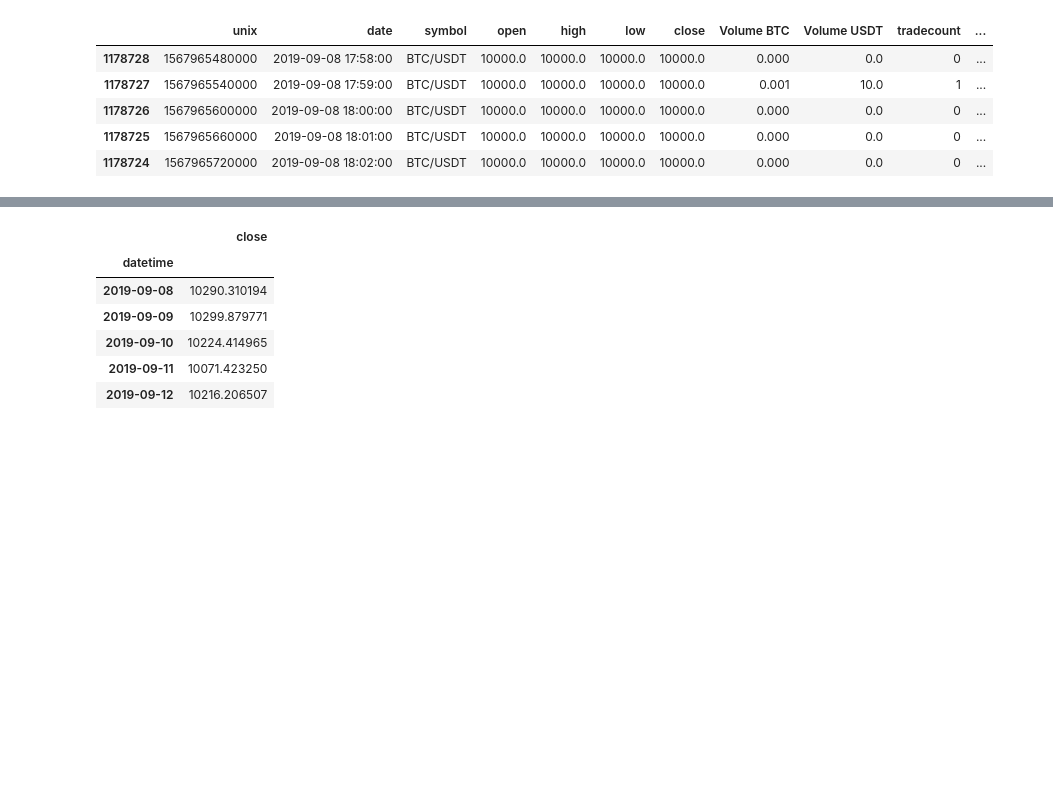
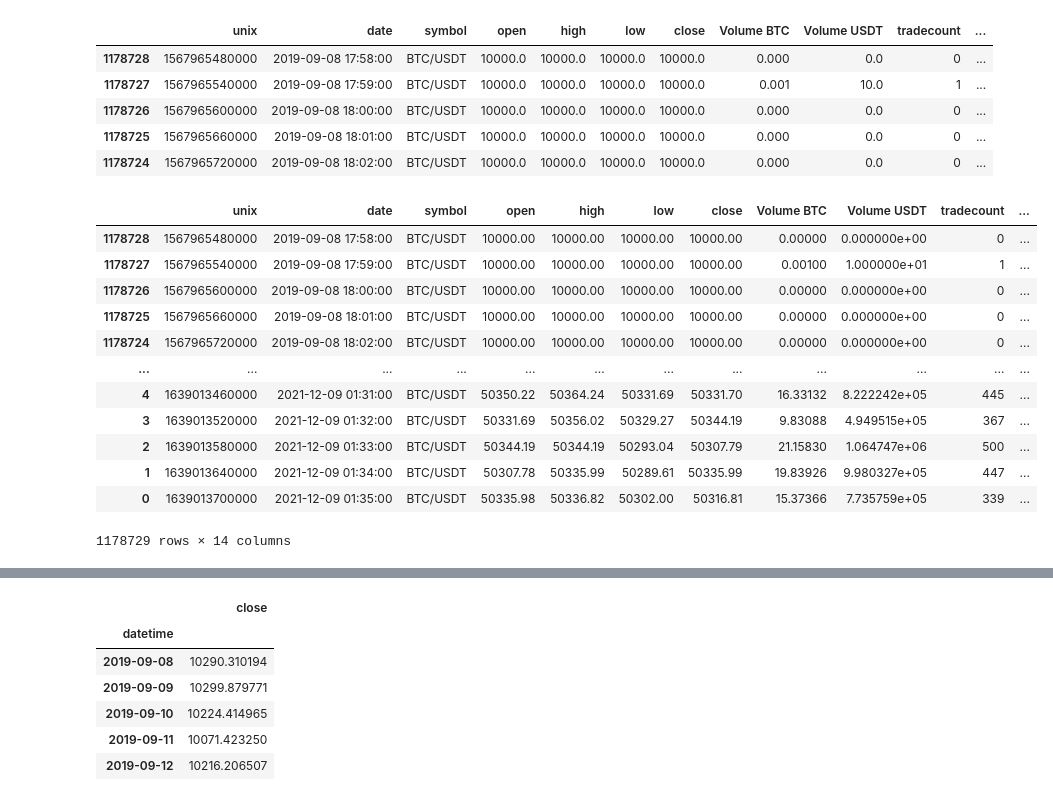
Before and after one commit to wenwkich/vol-study, a Jupyter notebook: bitcoin_historical_vol.ipynb, the cells around one changed output, grey strips where cells are left out. Cells and saved outputs as stored; diff of their text form; code cells hidden in the pictures; blank space fills up the shorter version.

```diff
--- a/bitcoin_historical_vol.ipynb
+++ b/bitcoin_historical_vol.ipynb
@@ -41,4 +41,22 @@ df_1m.head()
 | 1178726 | 1567965600000 | 2019-09-08 18:00:00 | BTC/USDT | 10000.0 | 10000.0 | 10000.0 | 10000.0 | 0.000 | 0.0 | 0 | ... |
 | 1178725 | 1567965660000 | 2019-09-08 18:01:00 | BTC/USDT | 10000.0 | 10000.0 | 10000.0 | 10000.0 | 0.000 | 0.0 | 0 | ... |
 | 1178724 | 1567965720000 | 2019-09-08 18:02:00 | BTC/USDT | 10000.0 | 10000.0 | 10000.0 | 10000.0 | 0.000 | 0.0 | 0 | ... |
+# %%
+df_1m['real_var'] = np.square(df_1m['return']).rolling(60).sum() * (60/61) * ((365*1440)/60)
+df_1m['rv'] = np.sqrt(df_1m['real_var'])
+df_1m
+# %% [output]
+|  | unix | date | symbol | open | high | low | close | Volume BTC | Volume USDT | tradecount | ... |
+| 1178728 | 1567965480000 | 2019-09-08 17:58:00 | BTC/USDT | 10000.00 | 10000.00 | 10000.00 | 10000.00 | 0.00000 | 0.000000e+00 | 0 | ... |
+| 1178727 | 1567965540000 | 2019-09-08 17:59:00 | BTC/USDT | 10000.00 | 10000.00 | 10000.00 | 10000.00 | 0.00100 | 1.000000e+01 | 1 | ... |
+| 1178726 | 1567965600000 | 2019-09-08 18:00:00 | BTC/USDT | 10000.00 | 10000.00 | 10000.00 | 10000.00 | 0.00000 | 0.000000e+00 | 0 | ... |
+| 1178725 | 1567965660000 | 2019-09-08 18:01:00 | BTC/USDT | 10000.00 | 10000.00 | 10000.00 | 10000.00 | 0.00000 | 0.000000e+00 | 0 | ... |
+| 1178724 | 1567965720000 | 2019-09-08 18:02:00 | BTC/USDT | 10000.00 | 10000.00 | 10000.00 | 10000.00 | 0.00000 | 0.000000e+00 | 0 | ... |
+| ... | ... | ... | ... | ... | ... | ... | ... | ... | ... | ... | ... |
+| 4 | 1639013460000 | 2021-12-09 01:31:00 | BTC/USDT | 50350.22 | 50364.24 | 50331.69 | 50331.70 | 16.33132 | 8.222242e+05 | 445 | ... |
+| 3 | 1639013520000 | 2021-12-09 01:32:00 | BTC/USDT | 50331.69 | 50356.02 | 50329.27 | 50344.19 | 9.83088 | 4.949515e+05 | 367 | ... |
+| 2 | 1639013580000 | 2021-12-09 01:33:00 | BTC/USDT | 50344.19 | 50344.19 | 50293.04 | 50307.79 | 21.15830 | 1.064747e+06 | 500 | ... |
+| 1 | 1639013640000 | 2021-12-09 01:34:00 | BTC/USDT | 50307.78 | 50335.99 | 50289.61 | 50335.99 | 19.83926 | 9.980327e+05 | 447 | ... |
+| 0 | 1639013700000 | 2021-12-09 01:35:00 | BTC/USDT | 50335.98 | 50336.82 | 50302.00 | 50316.81 | 15.37366 | 7.735759e+05 | 339 | ... |
+1178729 rows × 14 columns
 # %%
```
Also changed, not shown: parts of 7 cells of this notebook, 5 other files.
